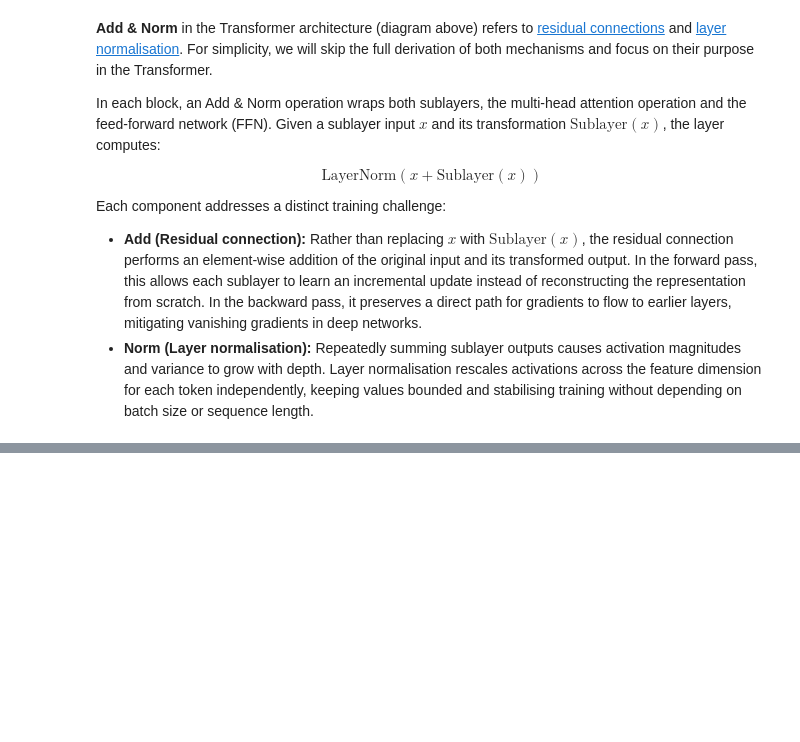
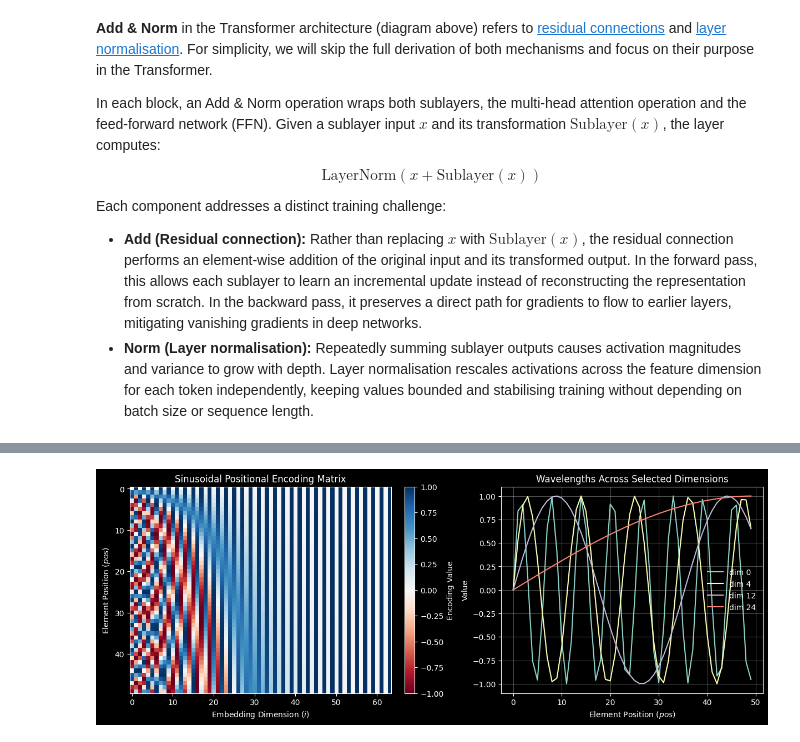
Before and after one commit to shawonashraf/annotated-jax, a Jupyter notebook: playground/transformer.ipynb, the cells around one changed output, grey strips where cells are left out. Saved outputs shown, nothing was run; the diff lists cells and outputs as text; code cells hidden in the pictures; blank space fills up the shorter version.

```diff
--- a/playground/transformer.ipynb
+++ b/playground/transformer.ipynb
@@ -275,0 +516,44 @@ assert add_norm_output.shape == (1, 1, n_features), f"Expected output shape (1,
+# %%
+#| code-fold: true
+seq_len = 50
+d_model = 64
+# for text, vocabulary, for other sequence, consider
+# it as the number of unique tokens in the sequence. For example, for DNA sequences, it would be 4 (A, C, G, T). For protein sequences, it would be 20 (the 20 amino acids). For other types of sequences, it could be the number of unique events or symbols in that sequence.
+vocab_size = 100
+
+key = jax.random.key(0)
+tokens = jnp.arange(seq_len)[None, :]  # (1, seq_len)
+
+# 1. Compute token embeddings
+emb_layer = Embedding(vocab_size=vocab_size, d_model=d_model)
+emb_vars = emb_layer.init(key, tokens)
+emb = emb_layer.apply(emb_vars, tokens)
+
+# 2. Apply positional encoding (training=False disables dropout)
+pe_layer = PositionalEncoding(d_model=d_model)
+pe_vars = pe_layer.init(key, emb, training=False)
+encoded = pe_layer.apply(pe_vars, emb, training=False)
+
+# Isolate the positional encoding matrix: (seq_len, d_model)
+pe = np.asarray((encoded - emb)[0])
+
+# 3. Plot heatmap and selected dimension wavelengths
+fig, axes = plt.subplots(1, 2, figsize=(12, 4.5), constrained_layout=True)
+
+im = axes[0].imshow(pe, aspect="auto", cmap="RdBu", vmin=-1, vmax=1)
+axes[0].set_title("Sinusoidal Positional Encoding Matrix")
+axes[0].set_xlabel("Embedding Dimension ($i$)")
+axes[0].set_ylabel("Element Position ($pos$)")
+fig.colorbar(im, ax=axes[0], label="Encoding Value")
+
+for dim in [0, 4, 12, 24]:
+    axes[1].plot(np.arange(seq_len), pe[:, dim], label=f"dim {dim}")
+axes[1].set_title("Wavelengths Across Selected Dimensions")
+axes[1].set_xlabel("Element Position ($pos$)")
+axes[1].set_ylabel("Value")
+axes[1].legend(frameon=False)
+axes[1].grid(alpha=0.3)
+
+plt.show()
+# %% [output]
+[figure, added]
```
Also changed, not shown: parts of 23 cells of this notebook.
